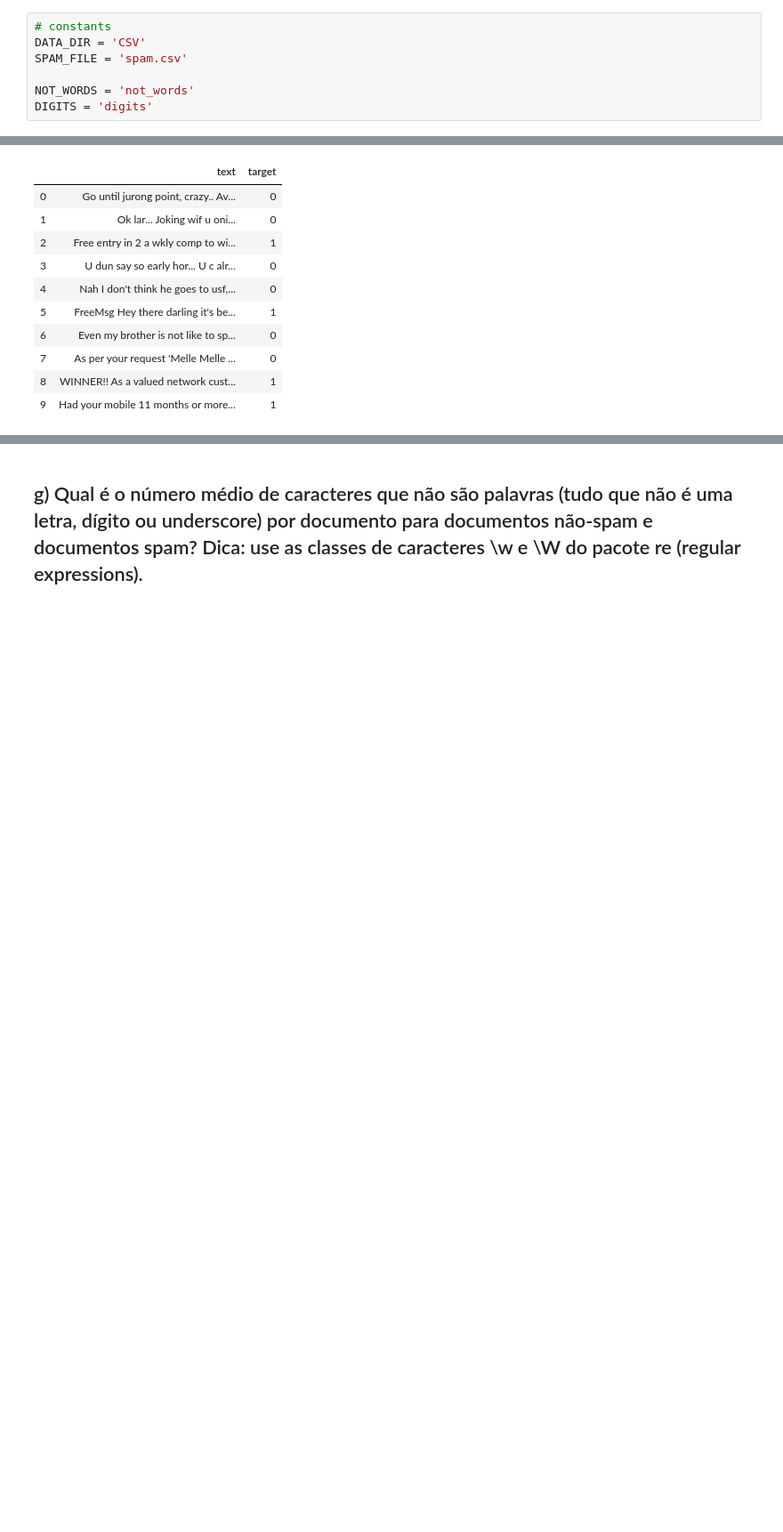
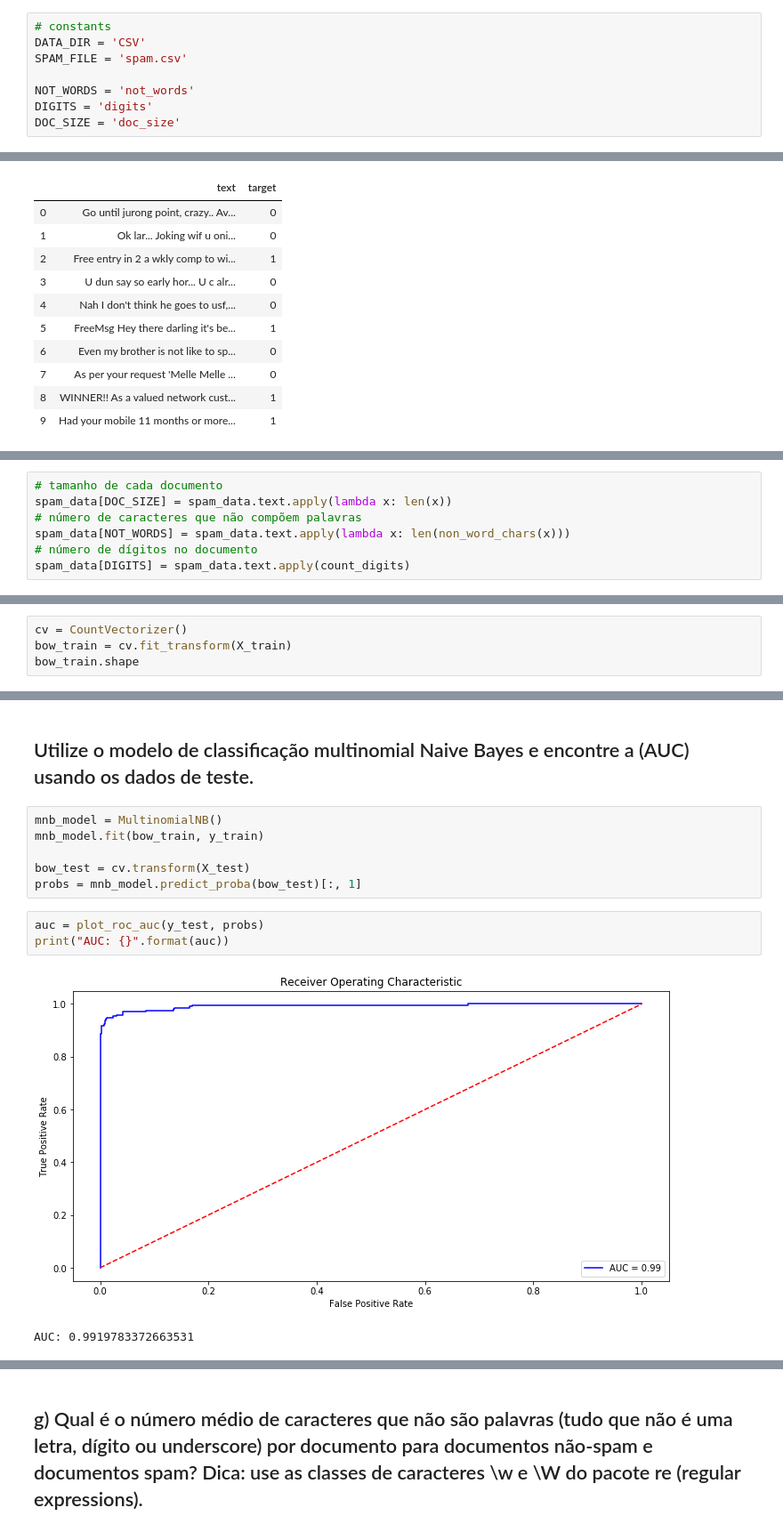
Before and after one commit to hallpaz/Data-Science-IMPA, a Jupyter notebook: assignments/Exercicio3.ipynb, the cells around one changed output, grey strips where cells are left out. Shown at 89% size. Drawn from its saved outputs; the diff is of its cells as text; blank space fills up the shorter version.

```diff
--- a/assignments/Exercicio3.ipynb
+++ b/assignments/Exercicio3.ipynb
@@ -34,6 +37,7 @@ SPAM_FILE = 'spam.csv'
 
 NOT_WORDS = 'not_words'
 DIGITS = 'digits'
+DOC_SIZE = 'doc_size'
 # %%
 spam_data = pd.read_csv(os.path.join(DATA_DIR, SPAM_FILE))
 
@@ -53,0 +89,7 @@ spam_data.head(10)
+# %%
+# tamanho de cada documento
+spam_data[DOC_SIZE] = spam_data.text.apply(lambda x: len(x))
+# número de caracteres que não compõem palavras
+spam_data[NOT_WORDS] = spam_data.text.apply(lambda x: len(non_word_chars(x)))
+# número de dígitos no documento
+spam_data[DIGITS] = spam_data.text.apply(count_digits)
@@ -53,0 +132,4 @@ spam_data.head(10)
+# %%
+cv = CountVectorizer()
+bow_train = cv.fit_transform(X_train)
+bow_train.shape
@@ -53,0 +147,14 @@ spam_data.head(10)
+# %% [markdown]
+## Utilize o modelo de classificação multinomial Naive Bayes e encontre a (AUC) usando os dados de teste.
+# %%
+mnb_model = MultinomialNB()
+mnb_model.fit(bow_train, y_train)
+
+bow_test = cv.transform(X_test)
+probs = mnb_model.predict_proba(bow_test)[:, 1]
+# %%
+auc = plot_roc_auc(y_test, probs)
+print("AUC: {}".format(auc))
+# %% [output]
+[figure, added]
+AUC: 0.9919783372663531
```
Also changed, not shown: parts of 78 cells of this notebook.
